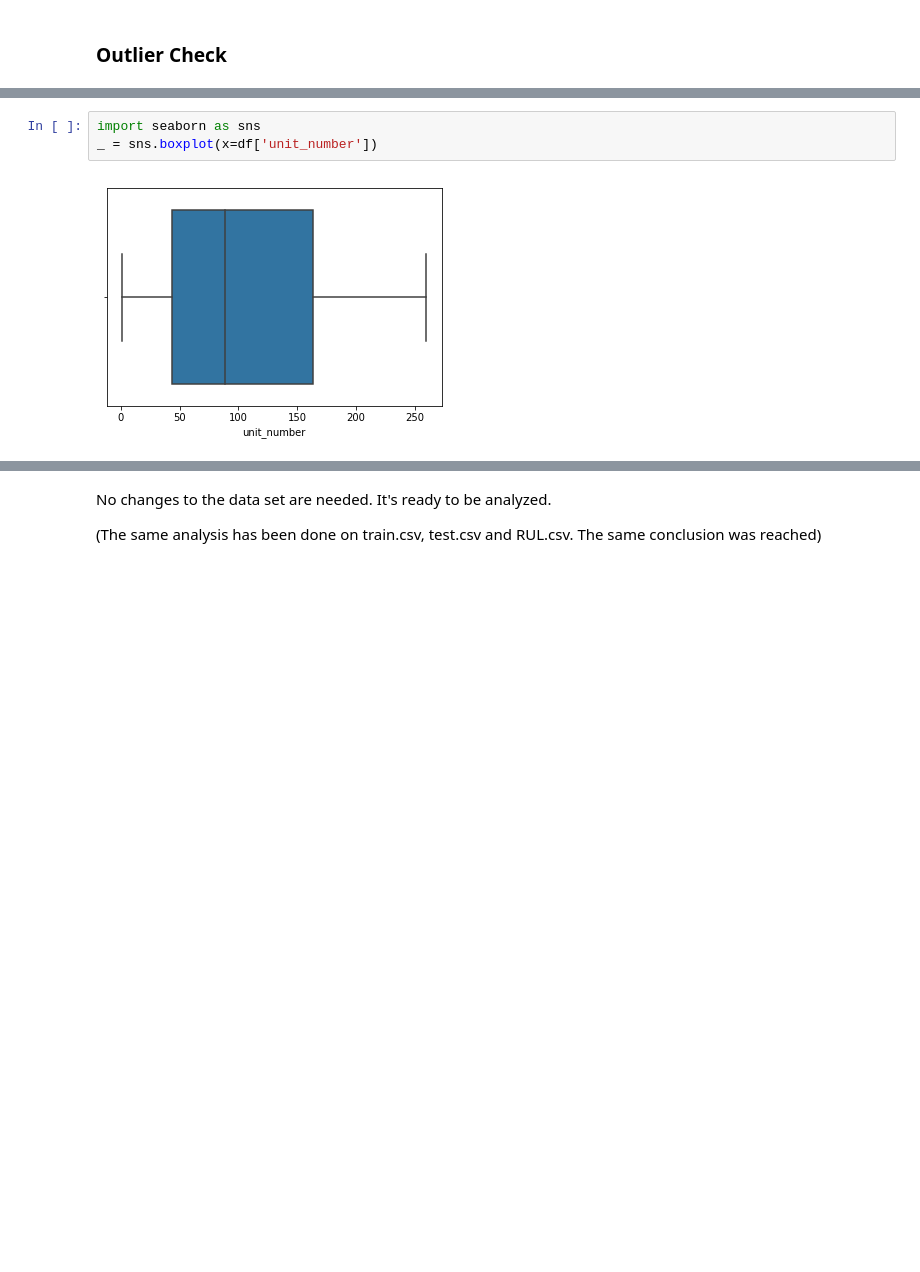
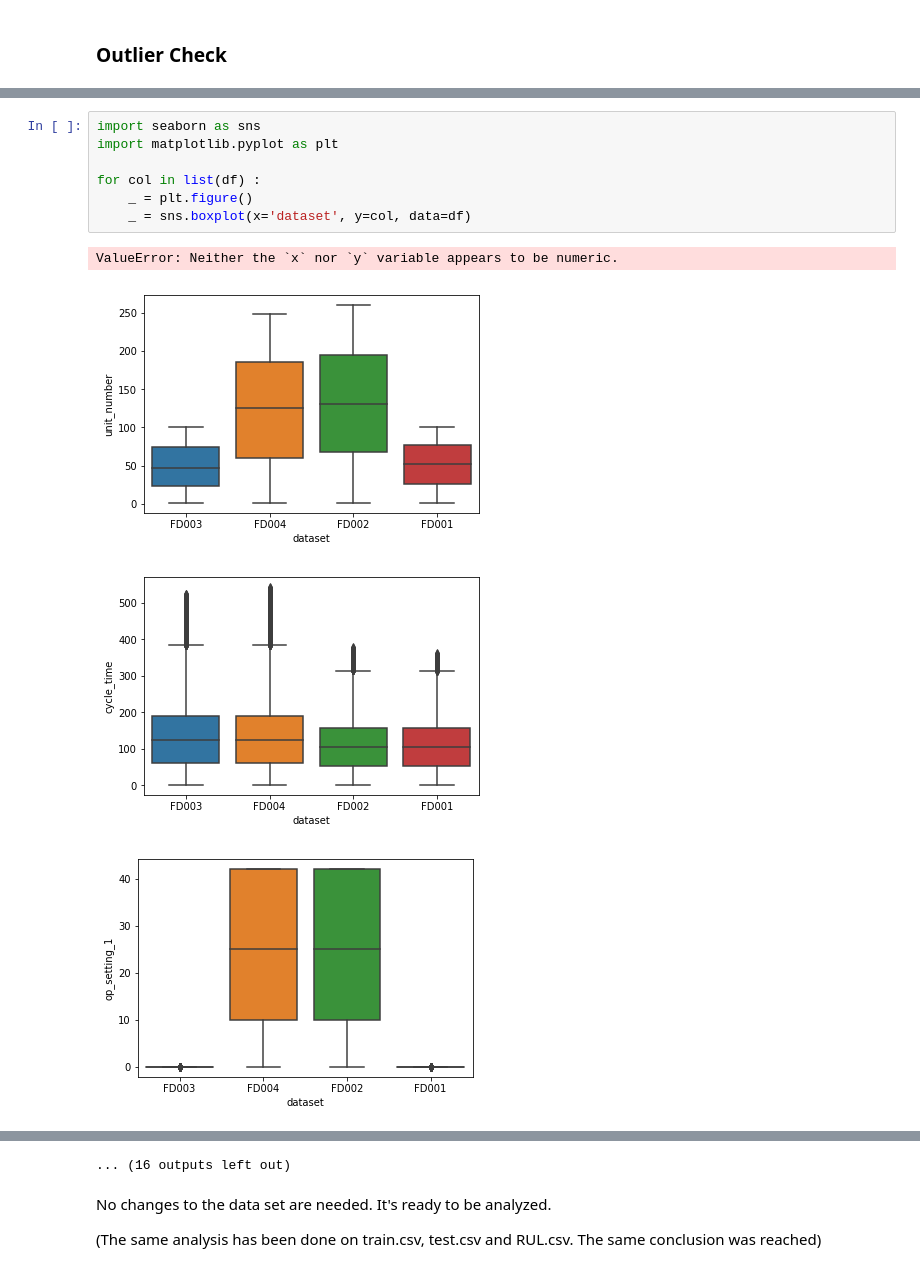
Before and after one commit to andrea-fantini/Predictive_Maintenance_Fanjet, a Jupyter notebook: notebooks/2 - Data Organization and Cleaning.ipynb, the cells around one changed output, grey strips where cells are left out. Saved outputs shown, nothing was run; the diff lists cells and outputs as text; blank space fills up the shorter version.

```diff
--- a/notebooks/2 - Data Organization and Cleaning.ipynb
+++ b/notebooks/2 - Data Organization and Cleaning.ipynb
@@ -184,5 +195,12 @@ There are also no duplicate rows. This is expected.
 # %%
 import seaborn as sns
-_ = sns.boxplot(x=df['unit_number'])
+import matplotlib.pyplot as plt
+
+for col in list(df) :
+    _ = plt.figure()
+    _ = sns.boxplot(x='dataset', y=col, data=df)
 # %% [output]
+ValueError: Neither the `x` nor `y` variable appears to be numeric.
-[figure, old version]
+[figure, new version]
+[figure, added]
+[figure, added]
@@ -189,3 +215,4 @@ _ = sns.boxplot(x=df['unit_number'])
+... (16 outputs left out)
 # %% [markdown]
 
 
```
Also changed, not shown: parts of 4 cells of this notebook.
